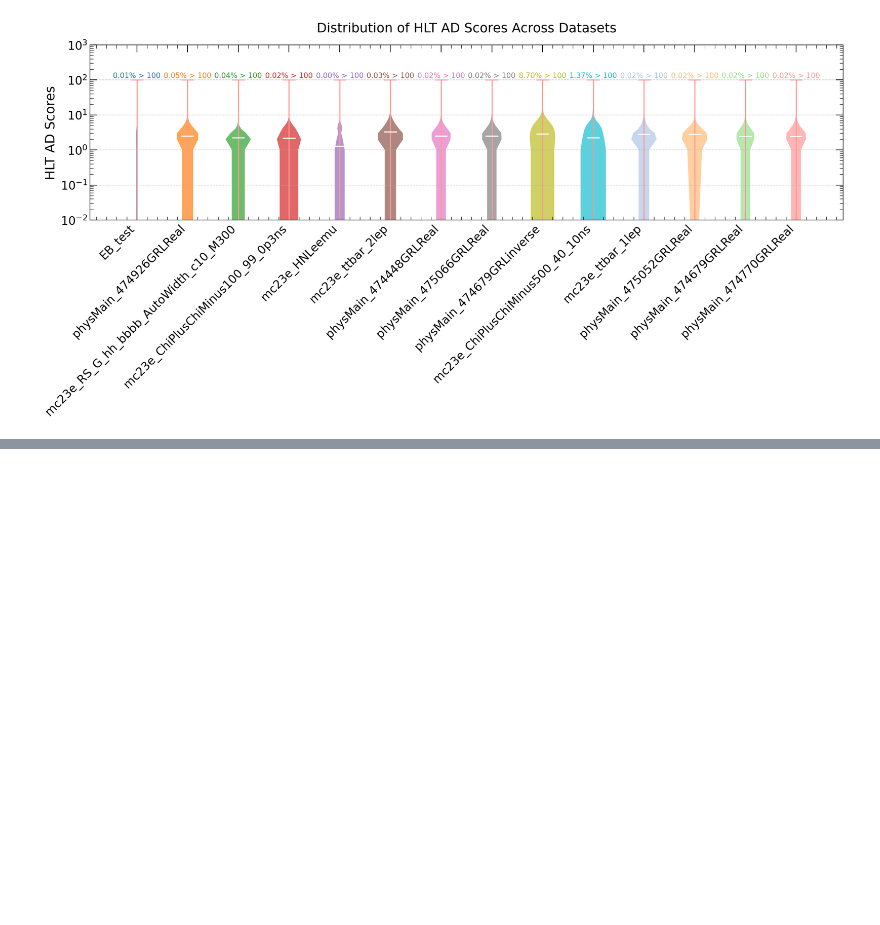
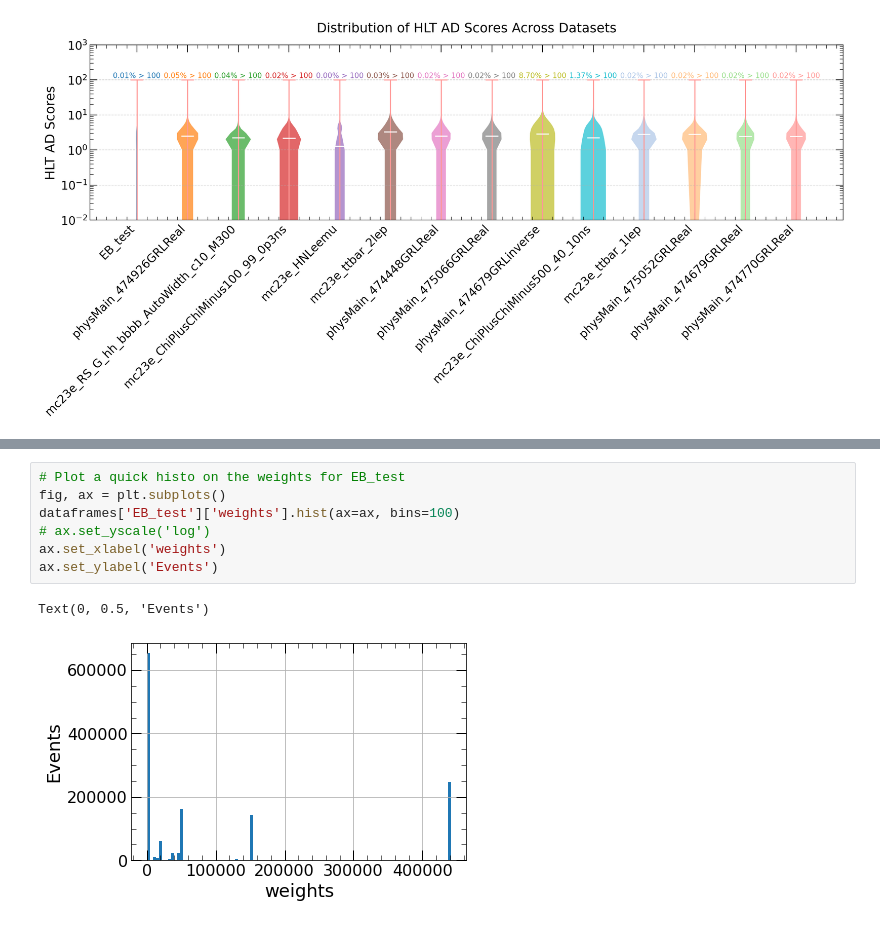
Before and after one commit to clairedavid/atlas_ad_hlt_studies, a Jupyter notebook: notebooks/HLTAD_plots_Claire_v04_regionLabels.ipynb, the cells around one changed output, grey strips where cells are left out. Saved outputs shown, nothing was run; the diff lists cells and outputs as text; blank space fills up the shorter version.

```diff
--- a/notebooks/HLTAD_plots_Claire_v04_regionLabels.ipynb
+++ b/notebooks/HLTAD_plots_Claire_v04_regionLabels.ipynb
@@ -122,0 +188,10 @@ fig, ax = pviolin.plot_AD_scores_violin(dataframes, score_limit=100, ylog=True)
+# %%
+# Plot a quick histo on the weights for EB_test
+fig, ax = plt.subplots()
+dataframes['EB_test']['weights'].hist(ax=ax, bins=100)
+# ax.set_yscale('log')
+ax.set_xlabel('weights')
+ax.set_ylabel('Events')
+# %% [output]
+Text(0, 0.5, 'Events')
+[figure, added]
```
Also changed, not shown: parts of 10 cells of this notebook.
